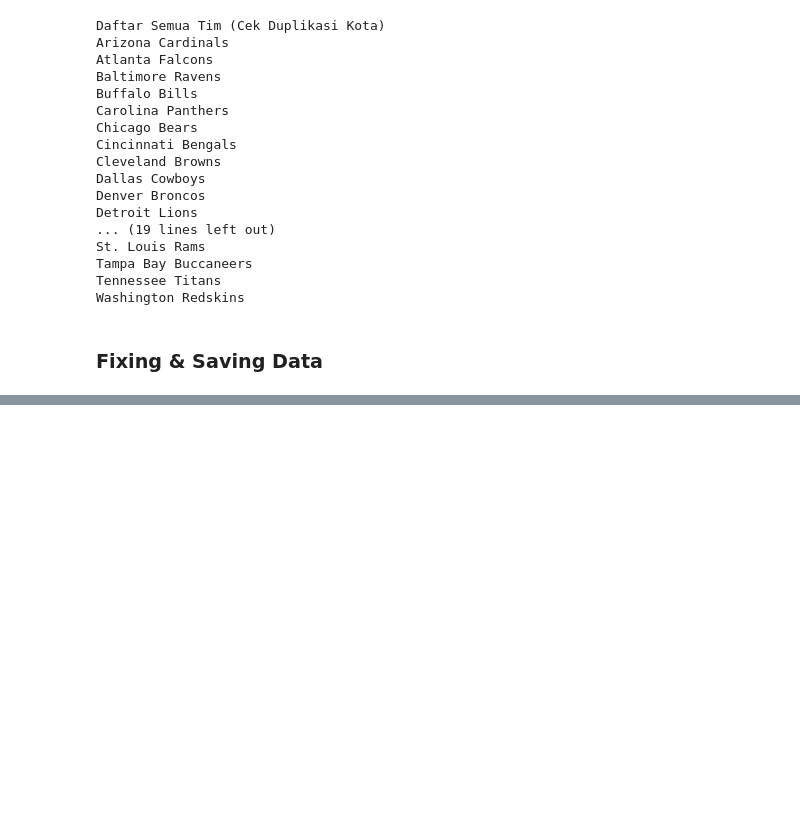
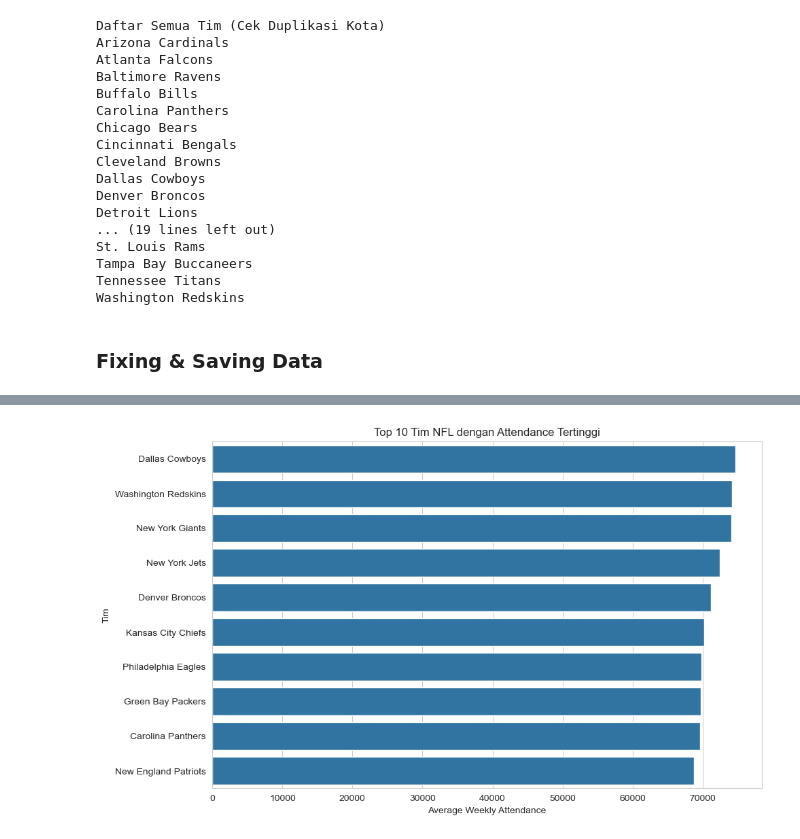
Before and after one commit to keirasharinna/nfl-attendance-analysis, a Jupyter notebook: notebooks/final project.ipynb, the cells around one changed output, grey strips where cells are left out. Saved outputs shown, nothing was run; the diff lists cells and outputs as text; code cells hidden in the pictures; blank space fills up the shorter version.

```diff
--- a/notebooks/final project.ipynb
+++ b/notebooks/final project.ipynb
@@ -205,0 +307,17 @@ Dimensi Final: (10208, 18)
+# %%
+#Top 10 Tim dengan Attendance Terbesar
+plt.figure(figsize=(10, 6))
+sns.barplot(
+    data=top10,
+    y='team_clean',
+    x='weekly_attendance'
+)
+
+plt.title("Top 10 Tim NFL dengan Attendance Tertinggi")
+plt.xlabel("Average Weekly Attendance")
+plt.ylabel("Tim")
+
+plt.tight_layout()
+plt.show()
+# %% [output]
+[figure, added]
```
Also changed, not shown: parts of 13 cells of this notebook.
